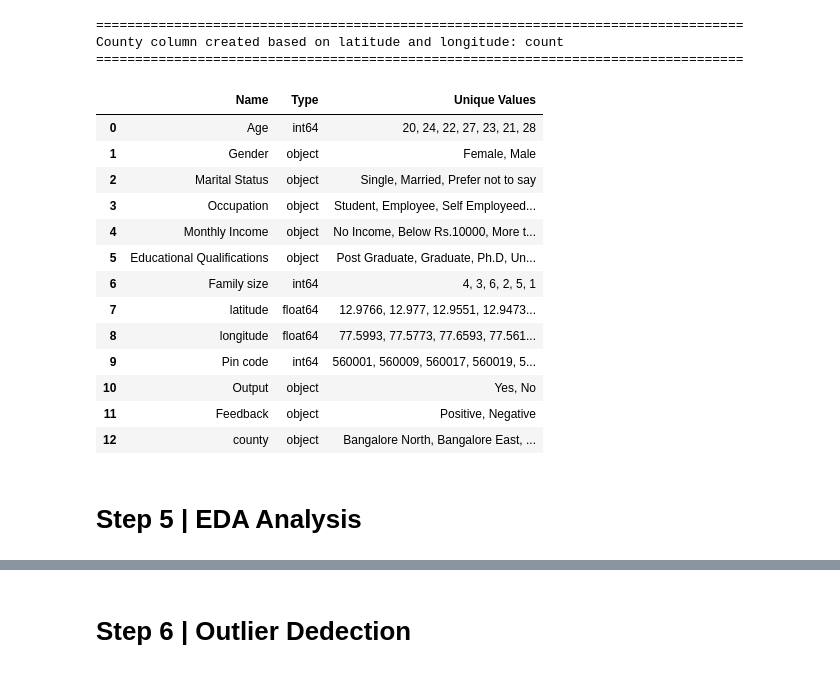
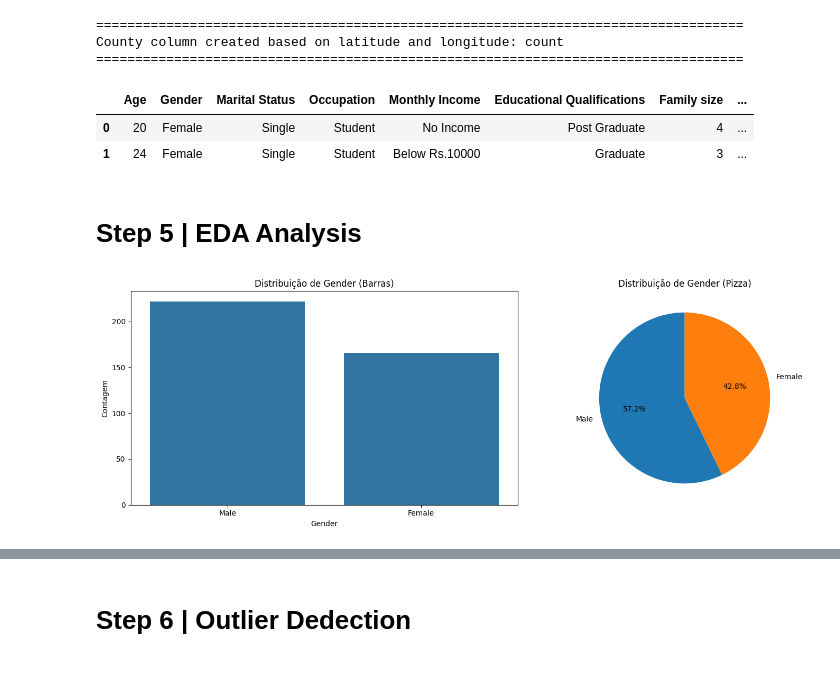
Before and after one commit to Luan338/E-commerce-Online-Foods, a Jupyter notebook: OnlineFoods.ipynb, the cells around one changed output, grey strips where cells are left out. Drawn from its saved outputs; the diff is of its cells as text; code cells hidden in the pictures.

```diff
--- a/OnlineFoods.ipynb
+++ b/OnlineFoods.ipynb
@@ -202,22 +203,33 @@ print("=========================================================================
 ===================================================================================
 County column created based on latitude and longitude: count
 ===================================================================================
-# %%
-unique_values(df_Foods)
-# %% [output]
-|  | Name | Type | Unique Values |
-| 0 | Age | int64 | 20, 24, 22, 27, 23, 21, 28 |
-| 1 | Gender | object | Female, Male |
-| 2 | Marital Status | object | Single, Married, Prefer not to say |
-| 3 | Occupation | object | Student, Employee, Self Employeed... |
-| 4 | Monthly Income | object | No Income, Below Rs.10000, More t... |
-| 5 | Educational Qualifications | object | Post Graduate, Graduate, Ph.D, Un... |
-| 6 | Family size | int64 | 4, 3, 6, 2, 5, 1 |
-| 7 | latitude | float64 | 12.9766, 12.977, 12.9551, 12.9473... |
-| 8 | longitude | float64 | 77.5993, 77.5773, 77.6593, 77.561... |
-| 9 | Pin code | int64 | 560001, 560009, 560017, 560019, 5... |
-| 10 | Output | object | Yes, No |
-| 11 | Feedback | object | Positive, Negative |
-| 12 | county | object | Bangalore North, Bangalore East, ... |
+# %%
+df_Foods.head(2)
+# %% [output]
+|  | Age | Gender | Marital Status | Occupation | Monthly Income | Educational Qualifications | Family size | ... |
+| 0 | 20 | Female | Single | Student | No Income | Post Graduate | 4 | ... |
+| 1 | 24 | Female | Single | Student | Below Rs.10000 | Graduate | 3 | ... |
 # %% [markdown]
 # Step 5 | EDA Analysis
+# %%
+def standardized_distribution(column_name, dataframe):
+    ValueCounts = dataframe[column_name].value_counts()
+
+    fig, (ax1 , ax2) = plt.subplots(1, 2, figsize=(15,5))
+
+    # Bar chart
+    sns.barplot(x=ValueCounts.index, y=ValueCounts.values, ax=ax1)
+    ax1.set_title(f'Distribuição de {column_name} (Barras)')
+    ax1.set_xlabel(column_name)
+    ax1.set_ylabel('Contagem')
+
+    # Pie Chart
+    ax2.pie(ValueCounts.values, labels=ValueCounts.index, autopct='%1.1f%%', startangle=90)
+    ax2.set_title(f'Distribuição de {column_name} (Pizza)')
+
+    plt.tight_layout()
+    plt.show()
+# %%
+standardized_distribution('Gender', df_Foods)
+# %% [output]
+[figure, added]
```
Also changed, not shown: parts of 7 cells of this notebook.
